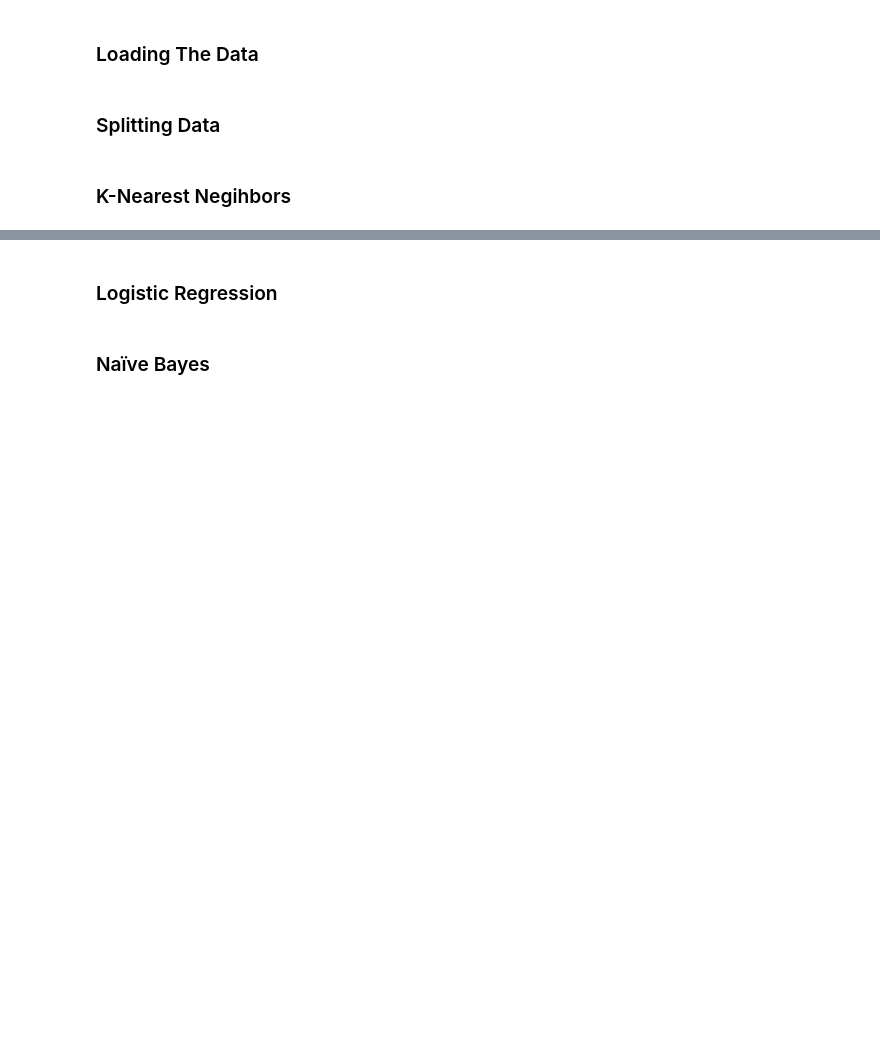
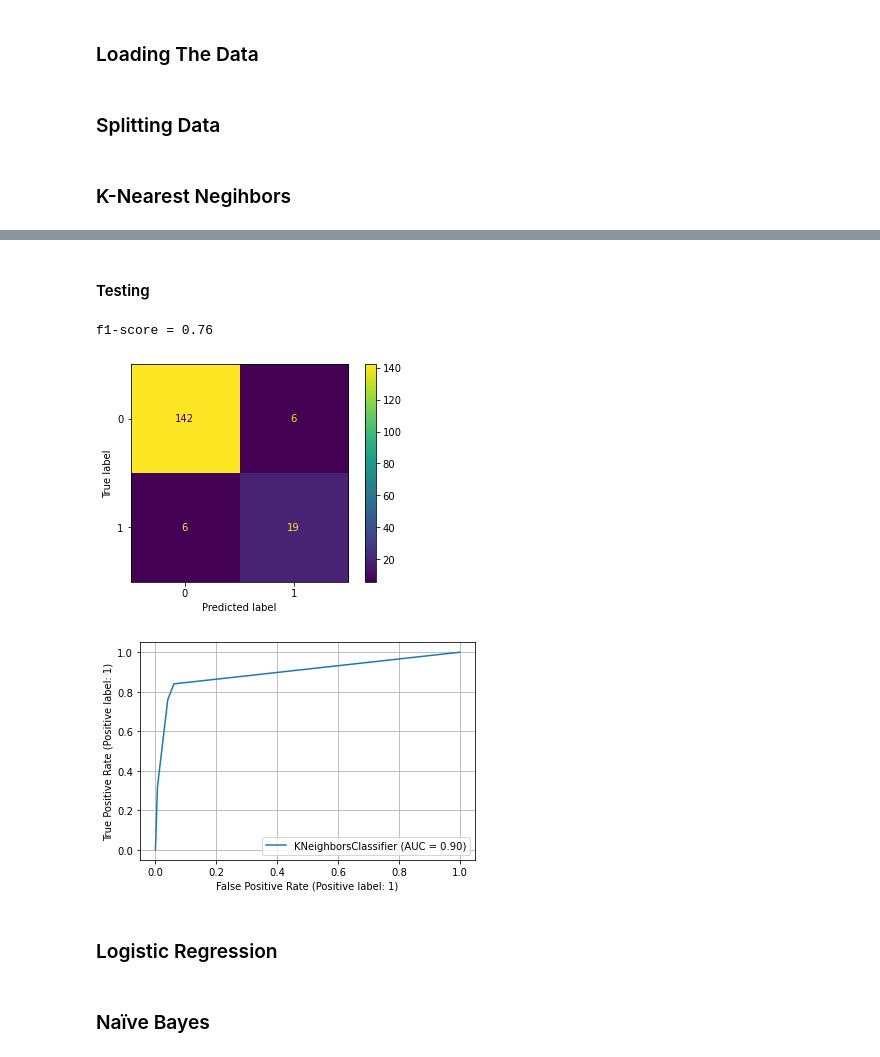
Before and after one commit to MMostafa-Hub/COVID-19-Outcome-Prediction, a Jupyter notebook: COVID-19 Outcome Prediction.ipynb, the cells around one changed output, grey strips where cells are left out. Saved outputs shown, nothing was run; the diff lists cells and outputs as text; code cells hidden in the pictures; blank space fills up the shorter version.

```diff
--- a/COVID-19 Outcome Prediction.ipynb
+++ b/COVID-19 Outcome Prediction.ipynb
@@ -21,3 +60,24 @@ y = data_frame.iloc[:,-1]
+# %% [markdown]
+#### Testing
+# %%
+from sklearn.metrics import plot_confusion_matrix, plot_roc_curve, f1_score
+
+# making predictions
+y_pred = kn_classifier.predict(X_test)
+
+# Confusion Matrix
+plot_confusion_matrix(kn_classifier, X_test, y_test)
+
+# f1-score
+print(f"f1-score = {f1_score(y_test, y_pred)}")
+
+# ROC curve
+plot_roc_curve(kn_classifier, X_test, y_test)
+plt.grid()
+# %% [output]
+f1-score = 0.76
+[figure, added]
+[figure, added]
 # %% [markdown]
 ### Logistic Regression
 # %% [markdown]
```
Also changed, not shown: parts of 5 cells of this notebook.
